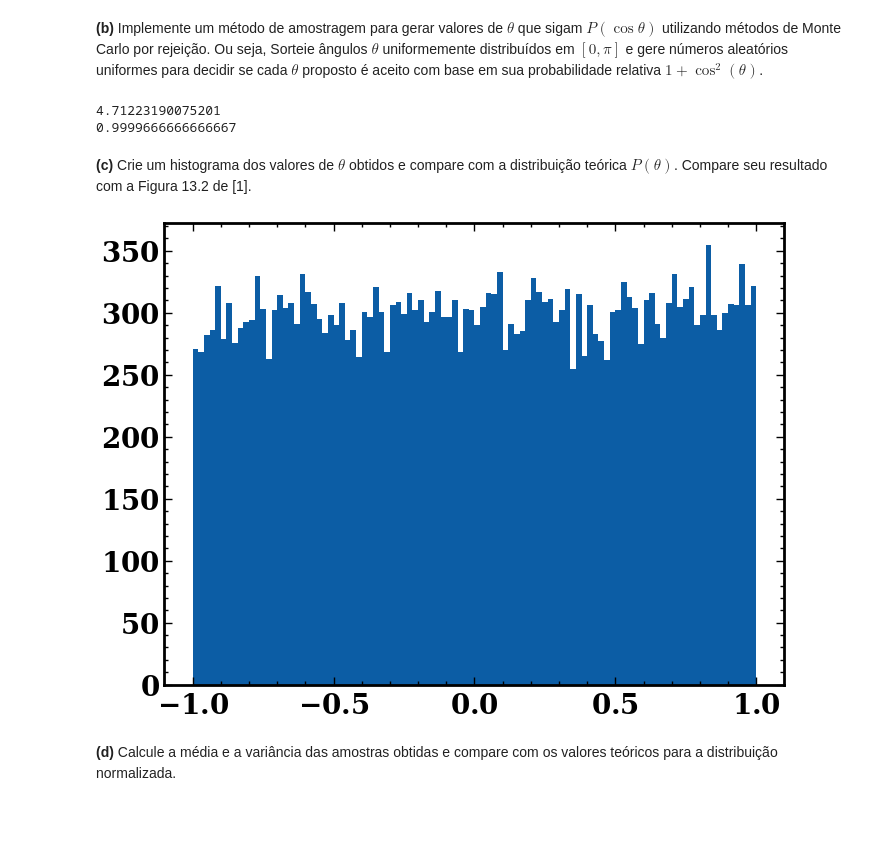
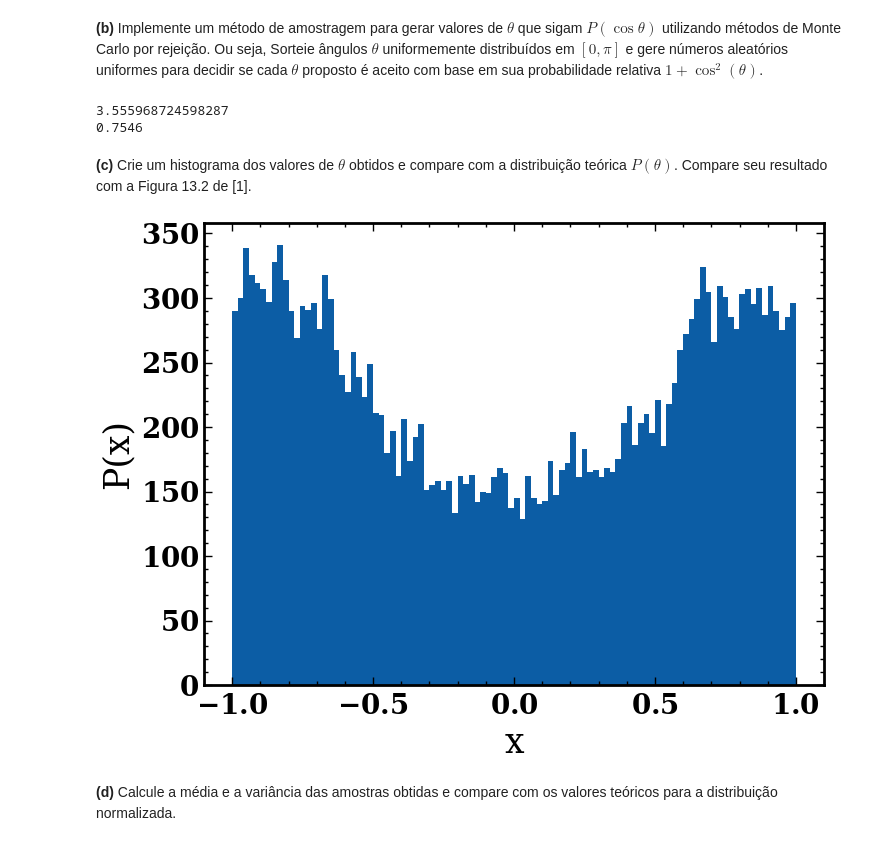
Before and after one commit to walacevale/Monte_Carlo, a Jupyter notebook: Lista 1/Lista1.ipynb, the cells around one changed output. Drawn from its saved outputs; the diff is of its cells as text; code cells hidden in the pictures; blank space fills up the shorter version.

```diff
--- a/Lista 1/Lista1.ipynb
+++ b/Lista 1/Lista1.ipynb
@@ -385,7 +385,7 @@ Valor encontrado:  0.7512662938583107
 # %% [markdown]
 **(b)** Para diferentes valores de $ d $ ($ d = 2,6,10 $), estude como o número de amostras $ N $ necessário para alcançar uma precisão desejada varia com a dimensionalidade.
 # %%
-n_amostras_list = [1000, 10000, 100000, 1000000]
+n_amostras_list = [100, 1000, 10000, 100000]
 dimensoes = [2, 6, 10]
 valor_analitico = 0.746824
 
@@ -413,7 +413,7 @@ for n_amostras in n_amostras_list:
     # Calculando erro absoluto final para cada dimensão
     erros_absolutos[n_amostras] = []
     for idx, dim in enumerate(dimensoes):
-        erro_absoluto = np.abs(np.array(resultados_integral[idx]) - (valor_analitico ** dim))
+        erro_absoluto = np.abs( (np.array(resultados_integral[idx]) - (valor_analitico ** dim) ) / (valor_analitico ** dim)  ) * 100
         erros_absolutos[n_amostras].append(erro_absoluto[-1])
 
 
@@ -435,7 +435,6 @@ for i, n_amostras in enumerate(n_amostras_list):
 
 # Configurações do gráfico
 plt.xticks(x + width * (len(n_amostras_list) - 1) / 2, [f'Dimensão {dim}' for dim in dimensoes])
-plt.xlabel('Dimensões', fontsize=12)
 plt.ylabel('Erro Absoluto', fontsize=12)
 plt.legend()
 plt.tight_layout()
@@ -446,8 +445,8 @@ plt.show()
 
 **(c)** Calcule o erro padrão da média para cada caso e analise a taxa de convergência.
 # %%
-def erro_padrao (ponto, media, N):
-    return np.sqrt(sum ( (ponto - media)**2)/N)
+def erro_padrao (pontos, media, N):
+    return np.sqrt(np.sum((pontos - media)**2) / N) / np.sqrt(N)
 # %%
 n_amostras_list = [10, 100, 1000, 10000, 100000]
 dimensoes = [2, 6, 10]
@@ -528,33 +530,34 @@ def P(x):
 # %%
 n_amostras = 30000
 hits_aceitos = 0
-pro_aceitos_normalizada = []
 X_aceitos = []
 
 for i in range(1, n_amostras):
     X = np.random.uniform(-1, 1)
-    y = np.random.uniform(0, 1)
+    y = np.random.uniform(0, 2)
 
     if y < (1 + X**2)*(1/np.sqrt(1-X**2)):
         hits_aceitos += 1
         X_aceitos.append(X)
 
 
-    pro_aceitos_normalizada.append(aceitos / n_amostras)
+
 
 print((hits_aceitos/n_amostras)*((3*np.pi)/2))
 print((hits_aceitos/n_amostras))
 # %% [output]
-4.71223190075201
-0.9999666666666667
+3.555968724598287
+0.7546
 # %% [markdown]
 
 **(c)** Crie um histograma dos valores de $ \theta $ obtidos e compare com a distribuição teórica $ P(\theta) $. Compare seu resultado com a Figura 13.2 de [1].
 # %%
 plt.hist(X_aceitos, bins = 100)
+plt.ylabel('P(x)')
+plt.xlabel('x')
 plt.show()
 # %% [output]
-[figure, old version]
+[figure, new version]
 # %% [markdown]
 
 **(d)** Calcule a média e a variância das amostras obtidas e compare com os valores teóricos para a distribuição normalizada.
```
Also changed, not shown: parts of 14 cells of this notebook.
